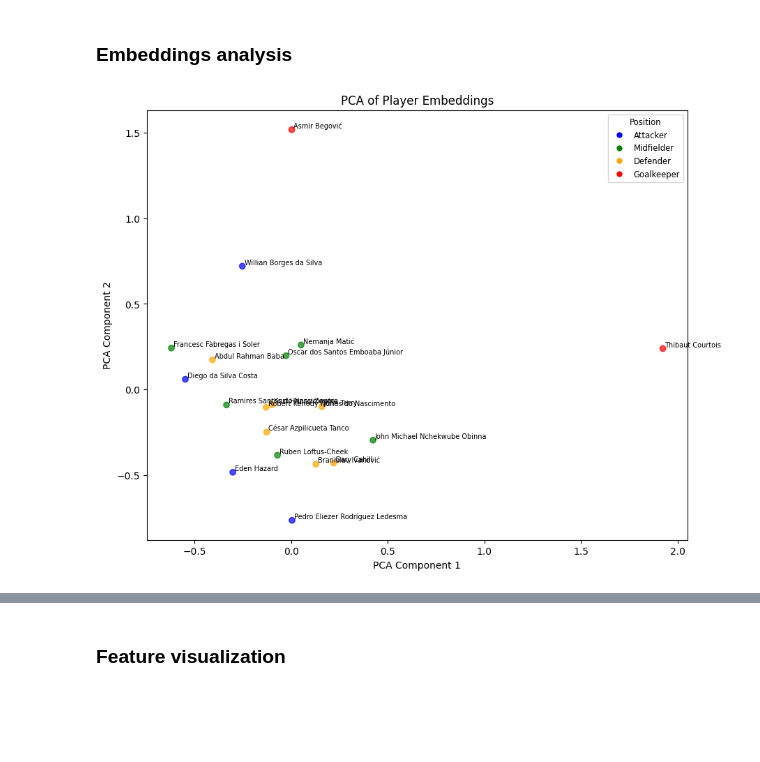
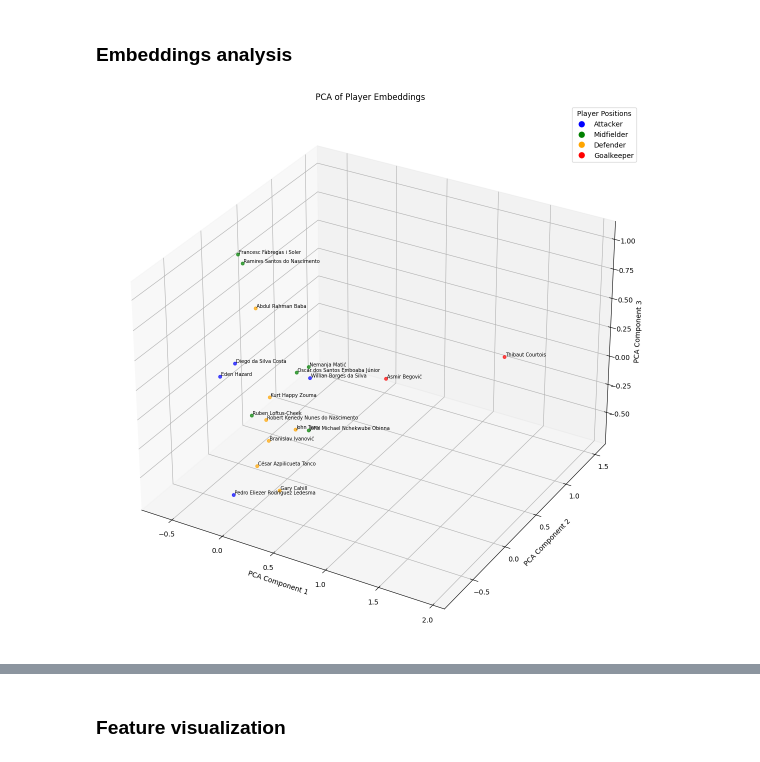
Before and after one commit to ashv1nr/pass-completion-model, a Jupyter notebook: PassCompletionModel.ipynb, the cells around one changed output, grey strips where cells are left out. Drawn from its saved outputs; the diff is of its cells as text; code cells hidden in the pictures; blank space fills up the shorter version.

```diff
--- a/PassCompletionModel.ipynb
+++ b/PassCompletionModel.ipynb
@@ -633,32 +627,22 @@ def get_reduced_embeddings(model):
 # %%
-def plot_2d_pca_embeddings(reduced_embeddings, new_id_to_player, player_to_group, group_colors):
-    reduced_embeddings = reduced_embeddings[:, :2]
+def plot_3d_pca_embeddings(player_embeddings, new_id_to_player, player_to_group, group_colors):
+    player_embeddings = model.player_embedding.weight.data
+    pca = PCA(n_components=3)
+    reduced_embeddings= pca.fit_transform(player_embeddings.numpy())
     colors = [group_colors[player_to_group[player_name]] for player_name in new_id_to_player.values()]
-    plt.figure(figsize=(10, 8))
-    plt.scatter(reduced_embeddings[:, 0], reduced_embeddings[:, 1], c=colors, alpha=0.7)
-    legend_labels = {v: k for k, v in group_colors.items()}
-    handles = [plt.Line2D([0], [0], marker='o', color=color, label=position, markersize=5, linestyle='None')
-            for color, position in legend_labels.items()]
-    plt.legend(handles=handles, title="Position", fontsize='small', title_fontsize='small')
-    offset = 0.01
+    fig = plt.figure(figsize=(18, 14))
+    ax = fig.add_subplot(111, projection='3d')
+    ax.scatter(reduced_embeddings[:, 0], reduced_embeddings[:, 1], reduced_embeddings[:, 2], c=colors, alpha=0.7)
+    offset = 0.005
     for i, player_name in enumerate(new_id_to_player.values()):
-        plt.text(reduced_embeddings[i, 0] + offset, reduced_embeddings[i, 1] + offset, player_name, size=7)
-    plt.xlabel('PCA Component 1')
-    plt.ylabel('PCA Component 2')
-    plt.title('PCA of Player Embeddings')
+        ax.text(reduced_embeddings[i, 0] + offset, reduced_embeddings[i, 1] + offset, reduced_embeddings[i, 2] + offset, player_name, size=7)
+    ax.set_xlabel('PCA Component 1')
+    ax.set_ylabel('PCA Component 2')
+    ax.set_zlabel('PCA Component 3')
+    ax.set_title('PCA of Player Embeddings')
+    legend_handles = [plt.Line2D([0], [0], marker='o', color='w', label=key,
+                                 markerfacecolor=val, markersize=10) for key, val in group_colors.items()]
+    ax.legend(handles=legend_handles, title='Player Positions')
-# %%
-def plot_3d_pca_embeddings(reduced_embeddings, new_id_to_player, player_to_group, group_colors):
-    colors = [group_colors[player_to_group[player_name]] for player_name in new_id_to_player.values()]
-    fig = plt.figure(figsize=(18, 14))
-    ax = fig.add_subplot(111, projection='3d')
-    ax.scatter(reduced_embeddings[:, 0], reduced_embeddings[:, 1], reduced_embeddings[:, 2], c=colors, alpha=0.7)
-    offset = 0.005
-    for i, player_name in enumerate(new_id_to_player.values()):
-        ax.text(reduced_embeddings[i, 0] + offset, reduced_embeddings[i, 1] + offset, reduced_embeddings[i, 2] + offset, player_name, size=7)
-    ax.set_xlabel('PCA Component 1')
-    ax.set_ylabel('PCA Component 2')
-    ax.set_zlabel('PCA Component 3')
-    ax.set_title('PCA of Player Embeddings')
 # %%
 def get_dataset_loader(dataset, batch_size):
     data_loader = DataLoader(dataset, batch_size=batch_size, shuffle=False)
@@ -929,6 +913,6 @@ group_colors = {
     'Goalkeeper': 'red'
 }
 # %%
-plot_2d_pca_embeddings(reduced_embeddings, new_id_to_player, player_to_group, group_colors)
+plot_3d_pca_embeddings(player_embeddings, new_id_to_player, player_to_group, group_colors)
 # %% [output]
-[figure, old version]
+[figure, new version]
```
Also changed, not shown: parts of 3 cells of this notebook.
